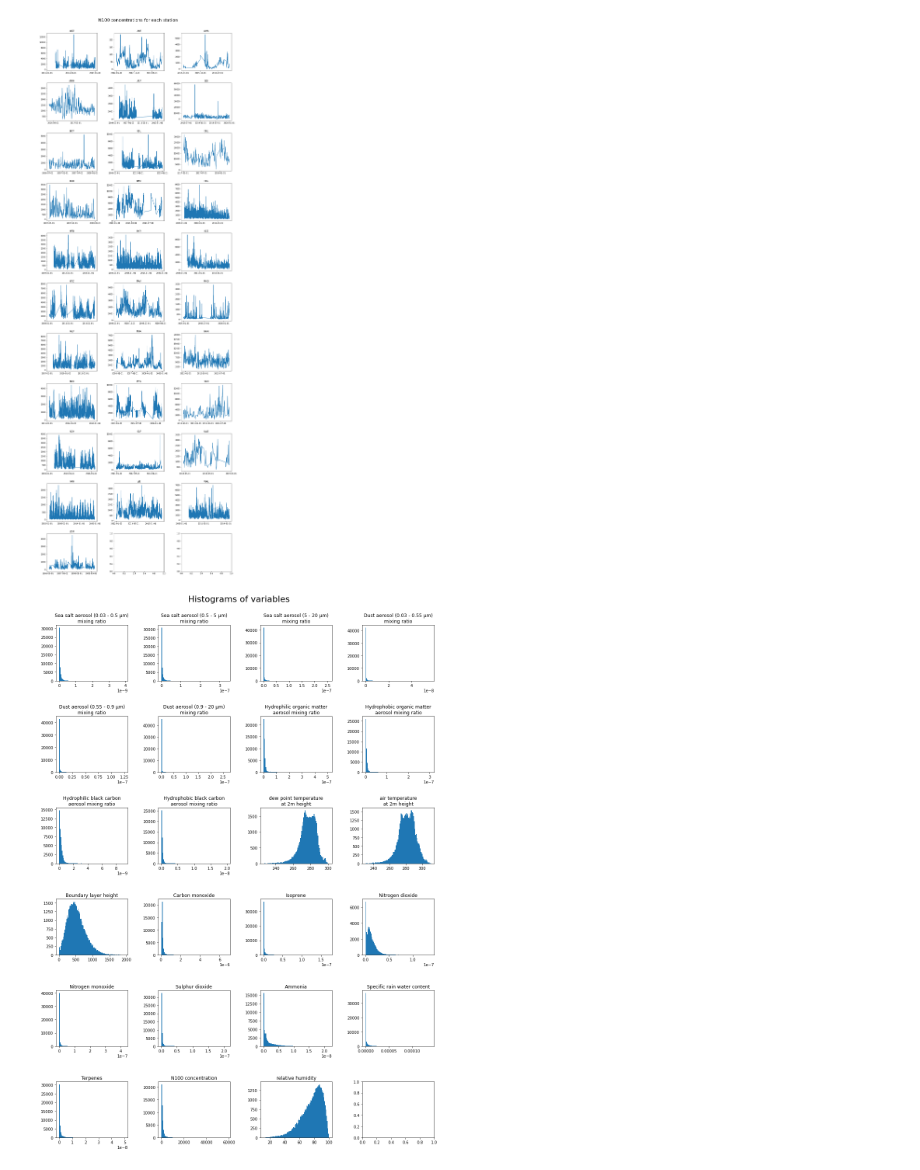
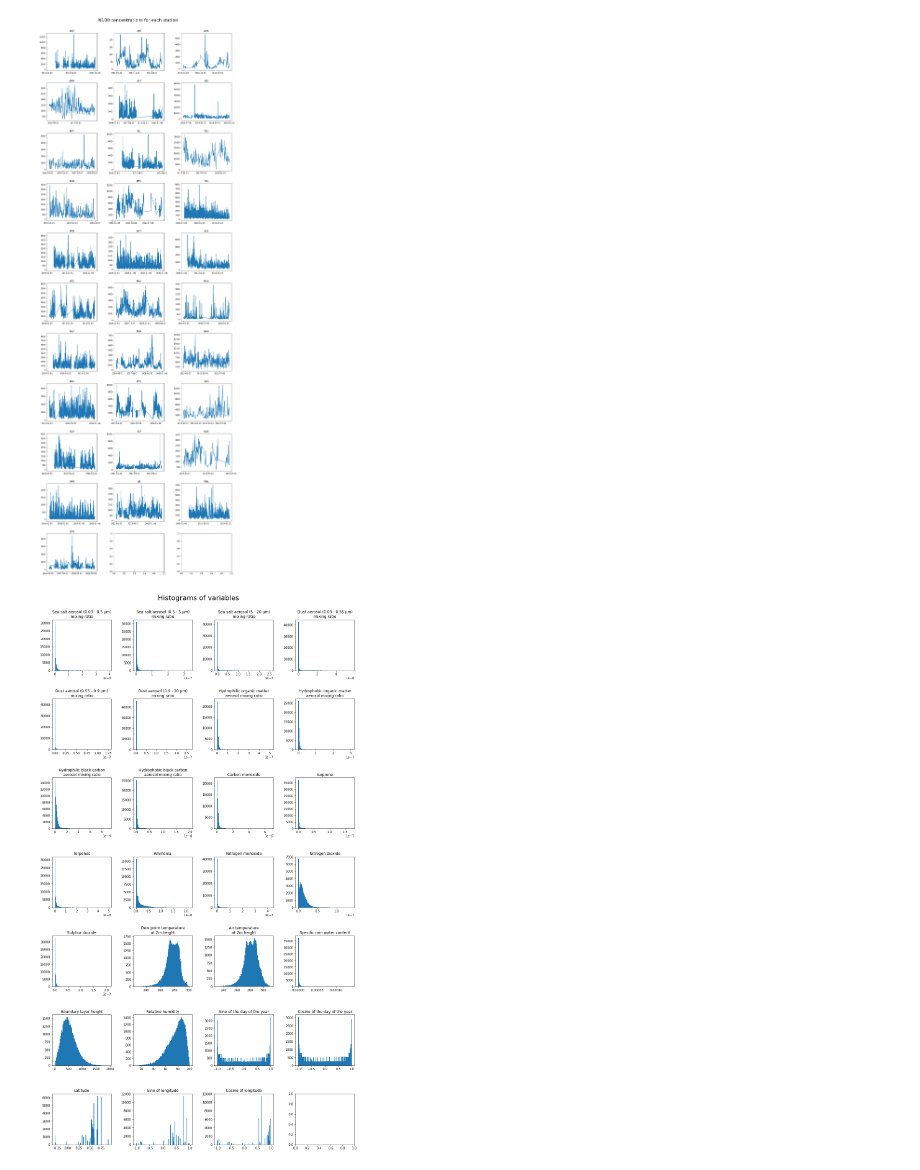
Before and after one commit to ellarauth/CCN-proxy-modeling, a Jupyter notebook: exploratory data analysis.ipynb, the cells around one changed output. Saved outputs shown, nothing was run; the diff lists cells and outputs as text; code cells hidden in the pictures.

Commit message:
added sine and cosine of day of the year (doy) and longitude

```diff
--- a/exploratory data analysis.ipynb
+++ b/exploratory data analysis.ipynb
@@ -8,5 +7,17 @@ import seaborn as sns
 # %%
 cities = ['ABZ', 'ALE', 'AMA', 'AMM', 'ASP', 'BEI', 'BOT', 'BSL', 'DEL', 'EGB',
           'HAD', 'HEL', 'HPB', 'HYY', 'KCE', 'KPZ', 'MAR', 'MHD', 'MLP', 'MUK',
-          'NAN', 'NEU', 'POV', 'SAO', 'SCH', 'SGP', 'UAE', 'VAR', 'VIE', 'WAL',
-          'ZOT']
+          'NAN', 'NEU', 'POV', 'SAO', 'SCH', 'SGP', 'UAE', 'VAR', 'VIE', 'WAL', 'ZOT']
+
+variables = ['aermr01', 'aermr02', 'aermr03', 'aermr04', 'aermr05', 'aermr06', 'aermr07',
+             'aermr08', 'aermr09', 'aermr10', 'co', 'c5h8', 'c10h16', 'nh3', 'no', 'no2',
+             'so2', 'd2m', 't2m', 'crwc', 'blh', 'rh', 'doy_sin', 'doy_cos', 'latitude',
+             'longitude_sin', 'longitude_cos']
+
+dont_transform = ['d2m', 't2m', 'blh', 'rh', 'doy_sin', 'doy_cos', 'latitude', 'longitude_sin', 'longitude_cos']
+transf_vars = []
+for v in variables:
+    if v in dont_transform:
+        transf_vars.append(v)
+    else:
+        transf_vars.append(v+'_log')
@@ -23,0 +24,10 @@ data.head()
+# %%
+data = pd.read_csv('data/full_data.csv', parse_dates=['date'])
+
+for v in variables:
+    if v not in dont_transform:
+        transformed = data[v]
+        transformed = transformed.where(transformed != transformed.min(), transformed.nlargest(2).iloc[-1])
+        data[v+'_log'] = np.log(transformed)
+
+data.head()
@@ -65,21 +81,27 @@ variable_dict = {'n100': 'N100 concentration',
                  't2m': 'Air temperature\nat 2m height',
                  'crwc': 'Specific rain water content',
                  'blh': 'Boundary layer height',
-                 'rh': 'Relative humidity'}
+                 'rh': 'Relative humidity',
+                 'doy_sin': 'Sine of the day of the year',
+                 'doy_cos': 'Cosine of the day of the year',
+                 'latitude': 'Latitude',
+                 'longitude_sin': 'Sine of longitude',
+                 'longitude_cos': 'Cosine of longitude'}
 # %%
-fig, axes = plt.subplots(6, 4, figsize=(15,20))
+ncols = 4
+fig, axes = plt.subplots(7, ncols, figsize=(15,25))
 axes = iter(axes)
 i = 0
 
-for v in variable_dict.keys():
-    if i%4 == 0:
+for v in variables:
+    if i%ncols == 0:
         axis = next(axes)
-    ax = axis[i%4]
+    ax = axis[i%ncols]
     ax.hist(data[v], bins=100)
     ax.set_title(variable_dict[v])
     i += 1
 
 fig.tight_layout(pad=3)
 fig.suptitle('Histograms of variables', y=1.01, fontsize=22);
 # %% [output]
-[figure, old version]
+[figure, new version]
```
Also changed, not shown: parts of 11 cells of this notebook, 3 other files.
